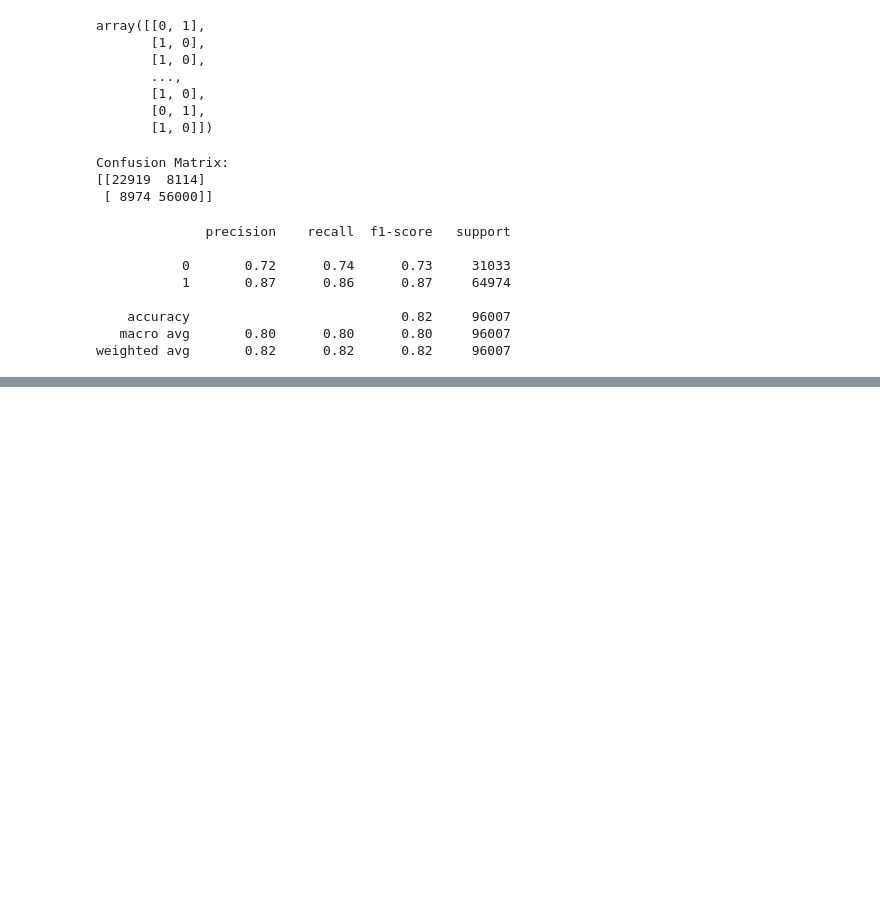
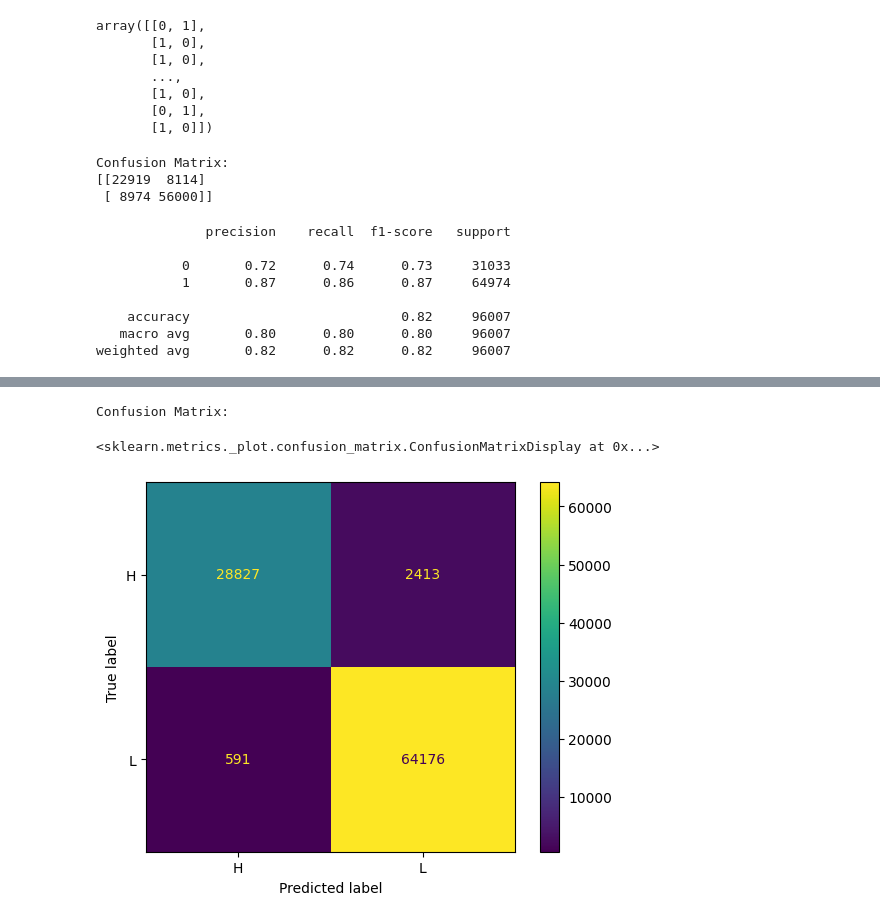
Before and after one commit to Dhyanesh-Panchal/GSR-research-and-stress-detection, a Jupyter notebook: notebooks/LSTM_GSR_Phasic.ipynb, the cells around one changed output, grey strips where cells are left out. Drawn from its saved outputs; the diff is of its cells as text; code cells hidden in the pictures; blank space fills up the shorter version.

Commit message:
Final Accuracy of 97% with LSTM over phasic window...

```diff
--- a/notebooks/LSTM_GSR_Phasic.ipynb
+++ b/notebooks/LSTM_GSR_Phasic.ipynb
@@ -387,0 +520,2 @@ weighted avg       0.82      0.82      0.82     96007
+# %%
+fitting = lstm_model.fit(X_train,y_train, epochs=5, validation_split=0.2)
@@ -387,0 +578,4 @@ weighted avg       0.82      0.82      0.82     96007
+# %%
+X_train,X_test,y_train,y_test = train_test_split(X,y,test_size=0.3,random_state=20)
+# %%
+fitting = lstm_model.fit(X_train,y_train, epochs=5, validation_split=0.2)
@@ -387,0 +593,13 @@ weighted avg       0.82      0.82      0.82     96007
+# %%
+# Predict probabilities
+probabilities = lstm_model.predict(X_test)
+
+# Convert probabilities to class labels
+predictions = (probabilities > 0.5).astype(int)
+# Convert y_test DataFrame to binary format
+# 'H' is True (1) and 'L' is False (0)
+y_test_binary = y_test['H'].astype(int)
+
+# Convert predictions array to binary format
+# Use the first column of predictions array to represent 'H'
+predictions_binary = predictions[:, 0]
@@ -387,0 +608,10 @@ weighted avg       0.82      0.82      0.82     96007
+# %%
+# Generate the confusion matrix
+conf_matrix = confusion_matrix(y_test_binary, predictions_binary)
+print("Confusion Matrix:")
+
+ConfusionMatrixDisplay(confusion_matrix=conf_matrix,display_labels=["H","L"]).plot()
+# %% [output]
+Confusion Matrix:
+<sklearn.metrics._plot.confusion_matrix.ConfusionMatrixDisplay at 0x...>
+[figure, added]
```
Also changed, not shown: parts of 33 cells of this notebook.
